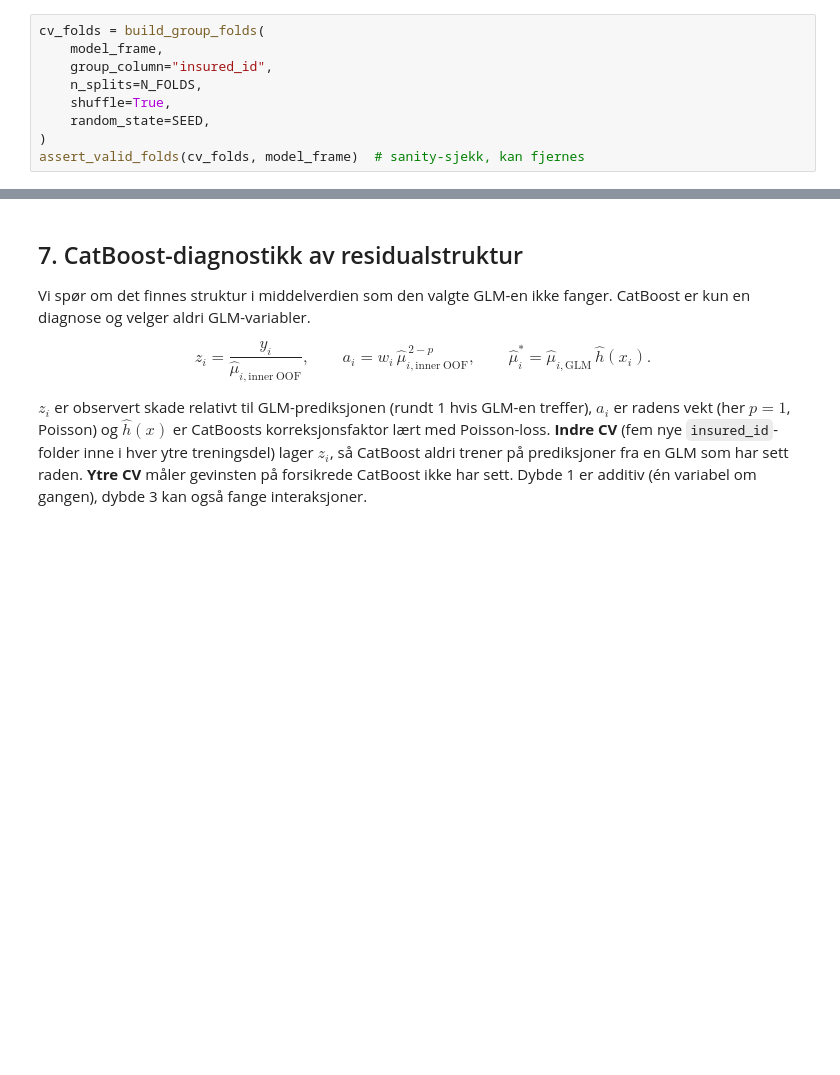
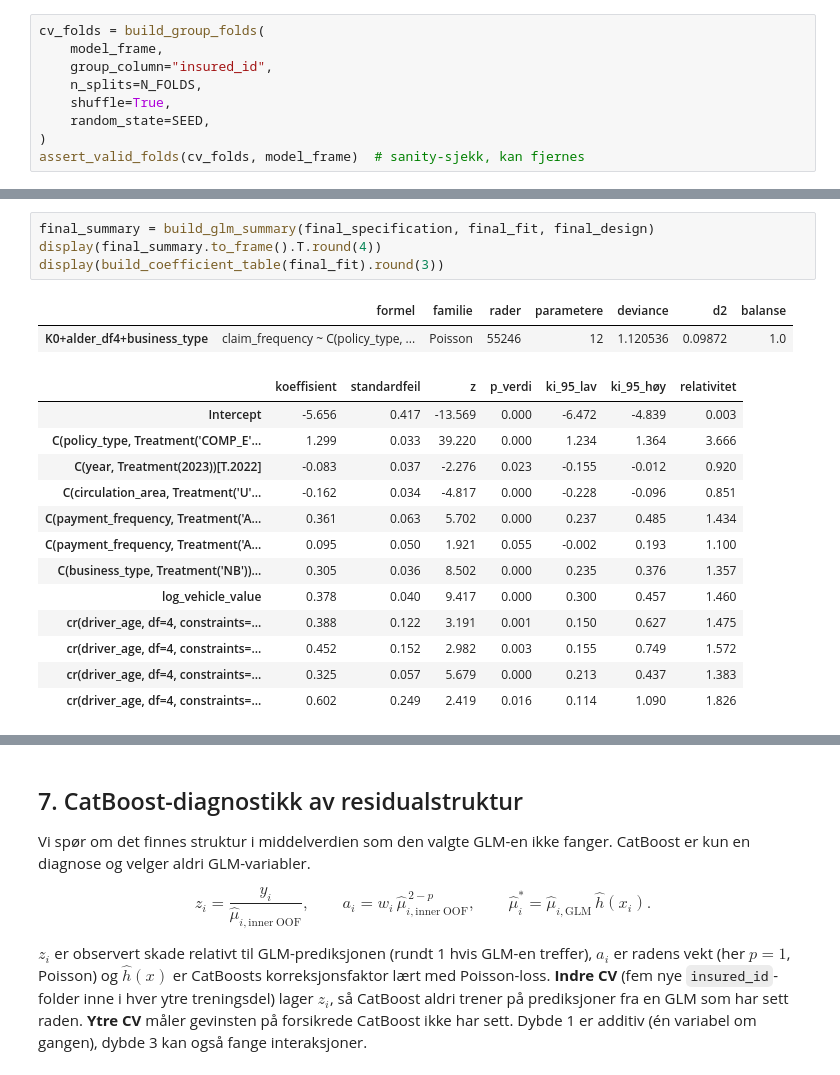
Before and after one commit to MarkusBjerkaas/Motor-Insurance-GLM-ML, a Jupyter notebook: glm_pricing_models.ipynb, the cells around one changed output, grey strips where cells are left out. Cells and saved outputs as stored; diff of their text form; blank space fills up the shorter version.

```diff
--- a/glm_pricing_models.ipynb
+++ b/glm_pricing_models.ipynb
@@ -450,0 +490,20 @@ display(coefficient_stability.round(3))
+# %%
+final_summary = build_glm_summary(final_specification, final_fit, final_design)
+display(final_summary.to_frame().T.round(4))
+display(build_coefficient_table(final_fit).round(3))
+# %% [output]
+|  | formel | familie | rader | parametere | deviance | d2 | balanse |
+| K0+alder_df4+business_type | claim_frequency ~ C(policy_type, ... | Poisson | 55246 | 12 | 1.120536 | 0.09872 | 1.0 |
+|  | koeffisient | standardfeil | z | p_verdi | ki_95_lav | ki_95_høy | relativitet |
+| Intercept | -5.656 | 0.417 | -13.569 | 0.000 | -6.472 | -4.839 | 0.003 |
+| C(policy_type, Treatment('COMP_E'... | 1.299 | 0.033 | 39.220 | 0.000 | 1.234 | 1.364 | 3.666 |
+| C(year, Treatment(2023))[T.2022] | -0.083 | 0.037 | -2.276 | 0.023 | -0.155 | -0.012 | 0.920 |
+| C(circulation_area, Treatment('U'... | -0.162 | 0.034 | -4.817 | 0.000 | -0.228 | -0.096 | 0.851 |
+| C(payment_frequency, Treatment('A... | 0.361 | 0.063 | 5.702 | 0.000 | 0.237 | 0.485 | 1.434 |
+| C(payment_frequency, Treatment('A... | 0.095 | 0.050 | 1.921 | 0.055 | -0.002 | 0.193 | 1.100 |
+| C(business_type, Treatment('NB'))... | 0.305 | 0.036 | 8.502 | 0.000 | 0.235 | 0.376 | 1.357 |
+| log_vehicle_value | 0.378 | 0.040 | 9.417 | 0.000 | 0.300 | 0.457 | 1.460 |
+| cr(driver_age, df=4, constraints=... | 0.388 | 0.122 | 3.191 | 0.001 | 0.150 | 0.627 | 1.475 |
+| cr(driver_age, df=4, constraints=... | 0.452 | 0.152 | 2.982 | 0.003 | 0.155 | 0.749 | 1.572 |
+| cr(driver_age, df=4, constraints=... | 0.325 | 0.057 | 5.679 | 0.000 | 0.213 | 0.437 | 1.383 |
+| cr(driver_age, df=4, constraints=... | 0.602 | 0.249 | 2.419 | 0.016 | 0.114 | 1.090 | 1.826 |
```
Also changed, not shown: parts of 60 cells of this notebook, 24 other files.
